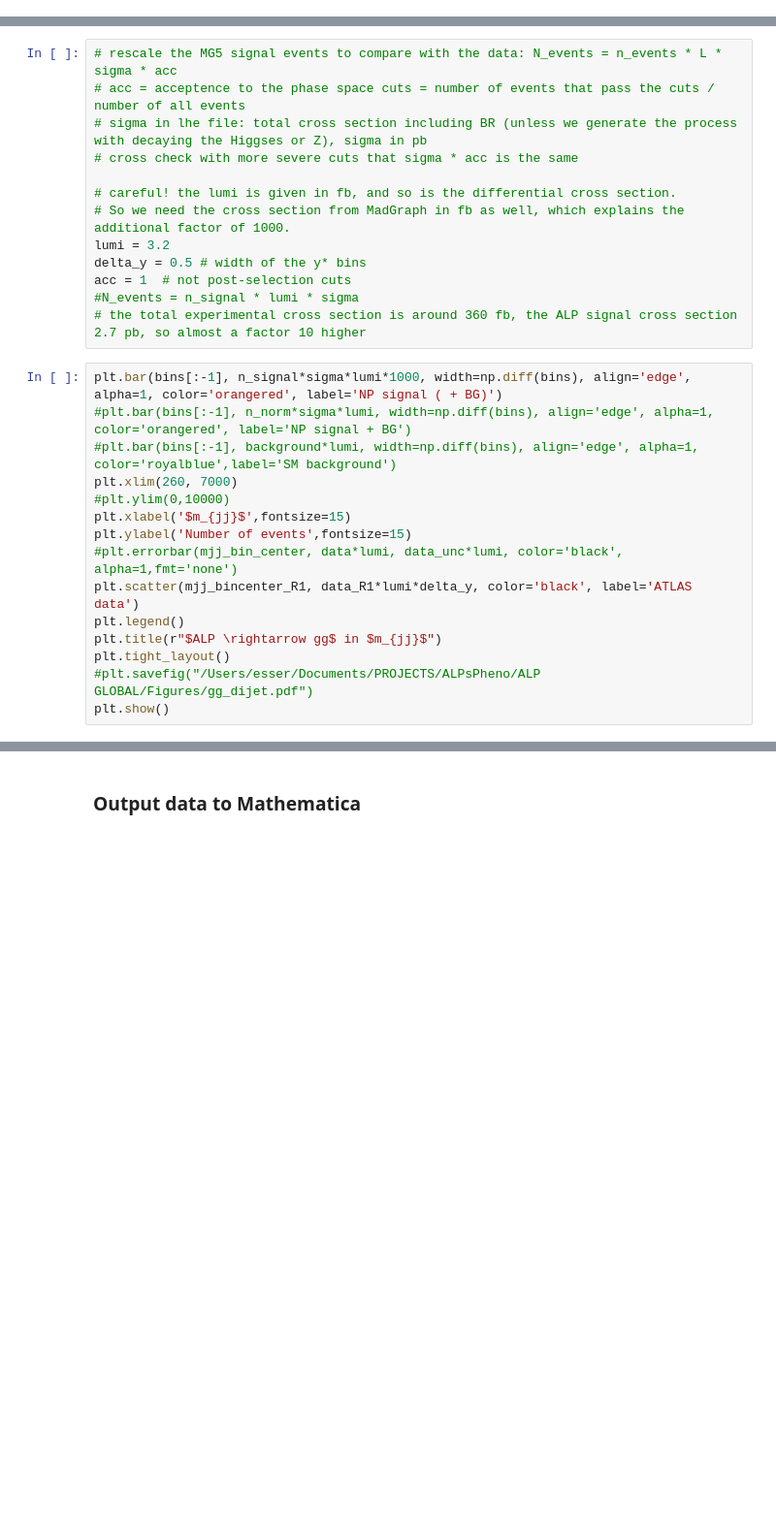
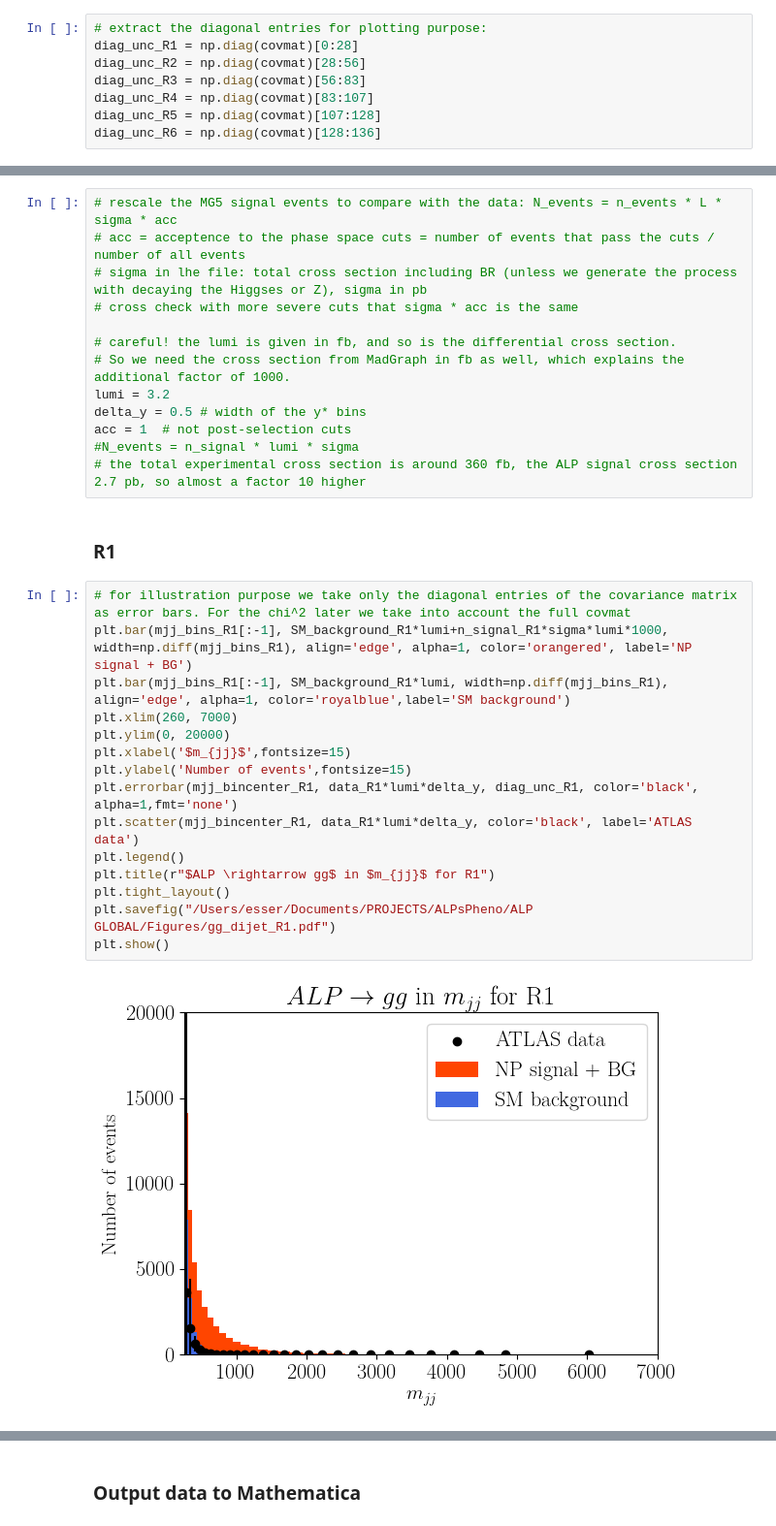
Before and after one commit to mariaubiali/ALPsPheno, a Jupyter notebook: ALP_Global/notebooks/gg_dijet.ipynb, the cells around one changed output, grey strips where cells are left out. Shown at 97% size. Drawn from its saved outputs; the diff is of its cells as text; blank space fills up the shorter version.

```diff
--- a/ALP_Global/notebooks/gg_dijet.ipynb
+++ b/ALP_Global/notebooks/gg_dijet.ipynb
@@ -311,0 +303,8 @@ covmat= covmat_from_systematics(loaded_commondata_with_cuts=cd,
+# %%
+# extract the diagonal entries for plotting purpose:
+diag_unc_R1 = np.diag(covmat)[0:28]
+diag_unc_R2 = np.diag(covmat)[28:56]
+diag_unc_R3 = np.diag(covmat)[56:83]
+diag_unc_R4 = np.diag(covmat)[83:107]
+diag_unc_R5 = np.diag(covmat)[107:128]
+diag_unc_R6 = np.diag(covmat)[128:136]
@@ -518,18 +579,22 @@ delta_y = 0.5 # width of the y* bins
 acc = 1  # not post-selection cuts
 #N_events = n_signal * lumi * sigma
 # the total experimental cross section is around 360 fb, the ALP signal cross section 2.7 pb, so almost a factor 10 higher
+# %% [markdown]
+### R1
 # %%
-plt.bar(bins[:-1], n_signal*sigma*lumi*1000, width=np.diff(bins), align='edge', alpha=1, color='orangered', label='NP signal ( + BG)')
-#plt.bar(bins[:-1], n_norm*sigma*lumi, width=np.diff(bins), align='edge', alpha=1, color='orangered', label='NP signal + BG')
-#plt.bar(bins[:-1], background*lumi, width=np.diff(bins), align='edge', alpha=1, color='royalblue',label='SM background')
+# for illustration purpose we take only the diagonal entries of the covariance matrix as error bars. For the chi^2 later we take into account the full covmat
+plt.bar(mjj_bins_R1[:-1], SM_background_R1*lumi+n_signal_R1*sigma*lumi*1000, width=np.diff(mjj_bins_R1), align='edge', alpha=1, color='orangered', label='NP signal + BG')
+plt.bar(mjj_bins_R1[:-1], SM_background_R1*lumi, width=np.diff(mjj_bins_R1), align='edge', alpha=1, color='royalblue',label='SM background')
 plt.xlim(260, 7000)
-#plt.ylim(0,10000)
+plt.ylim(0, 20000)
 plt.xlabel('$m_{jj}$',fontsize=15)
 plt.ylabel('Number of events',fontsize=15)
-#plt.errorbar(mjj_bin_center, data*lumi, data_unc*lumi, color='black', alpha=1,fmt='none')
+plt.errorbar(mjj_bincenter_R1, data_R1*lumi*delta_y, diag_unc_R1, color='black', alpha=1,fmt='none')
 plt.scatter(mjj_bincenter_R1, data_R1*lumi*delta_y, color='black', label='ATLAS data')
 plt.legend()
-plt.title(r"$ALP \rightarrow gg$ in $m_{jj}$")
+plt.title(r"$ALP \rightarrow gg$ in $m_{jj}$ for R1")
 plt.tight_layout()
-#plt.savefig("/Users/esser/Documents/PROJECTS/ALPsPheno/ALP GLOBAL/Figures/gg_dijet.pdf")
+plt.savefig("/Users/esser/Documents/PROJECTS/ALPsPheno/ALP GLOBAL/Figures/gg_dijet_R1.pdf")
 plt.show()
+# %% [output]
+[figure, added]
```
Also changed, not shown: parts of 38 cells of this notebook, 1 other file.
